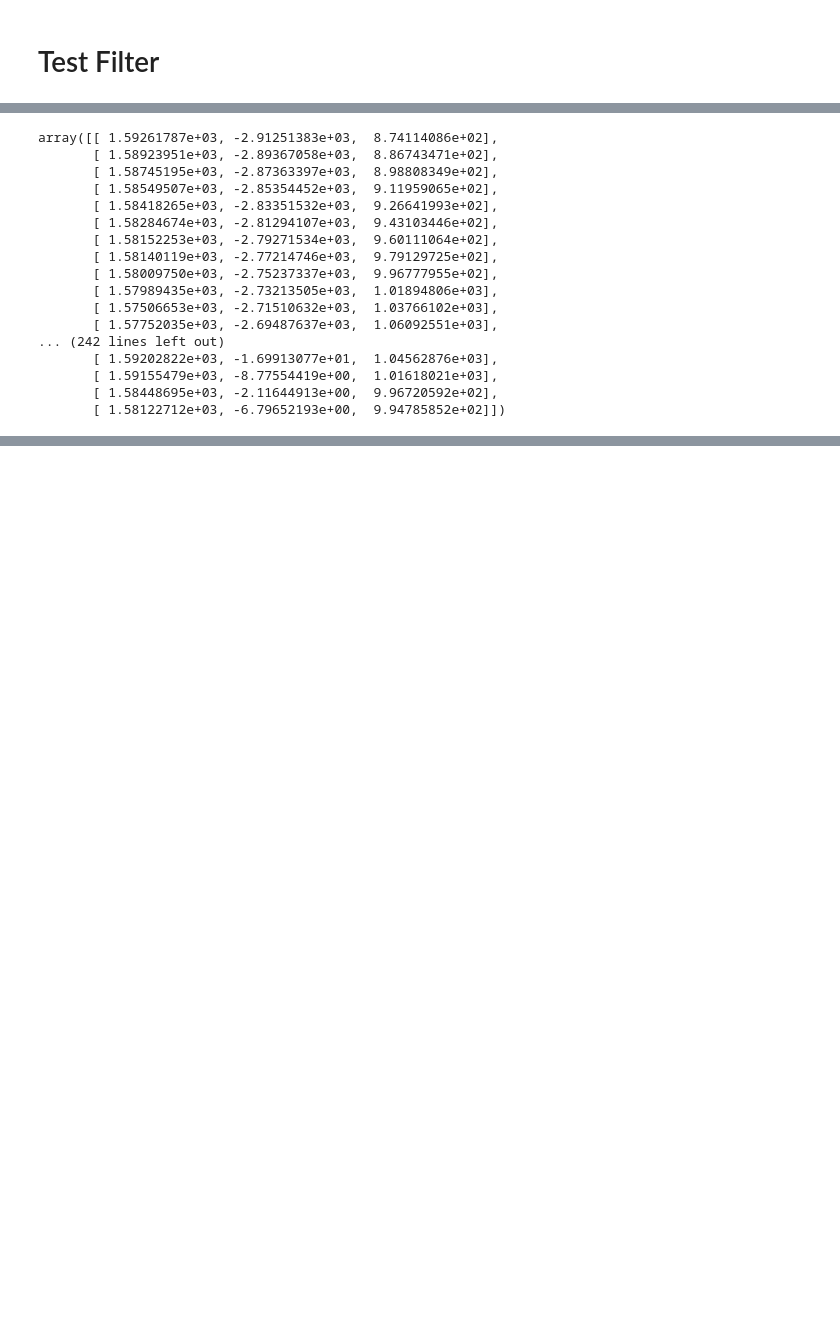
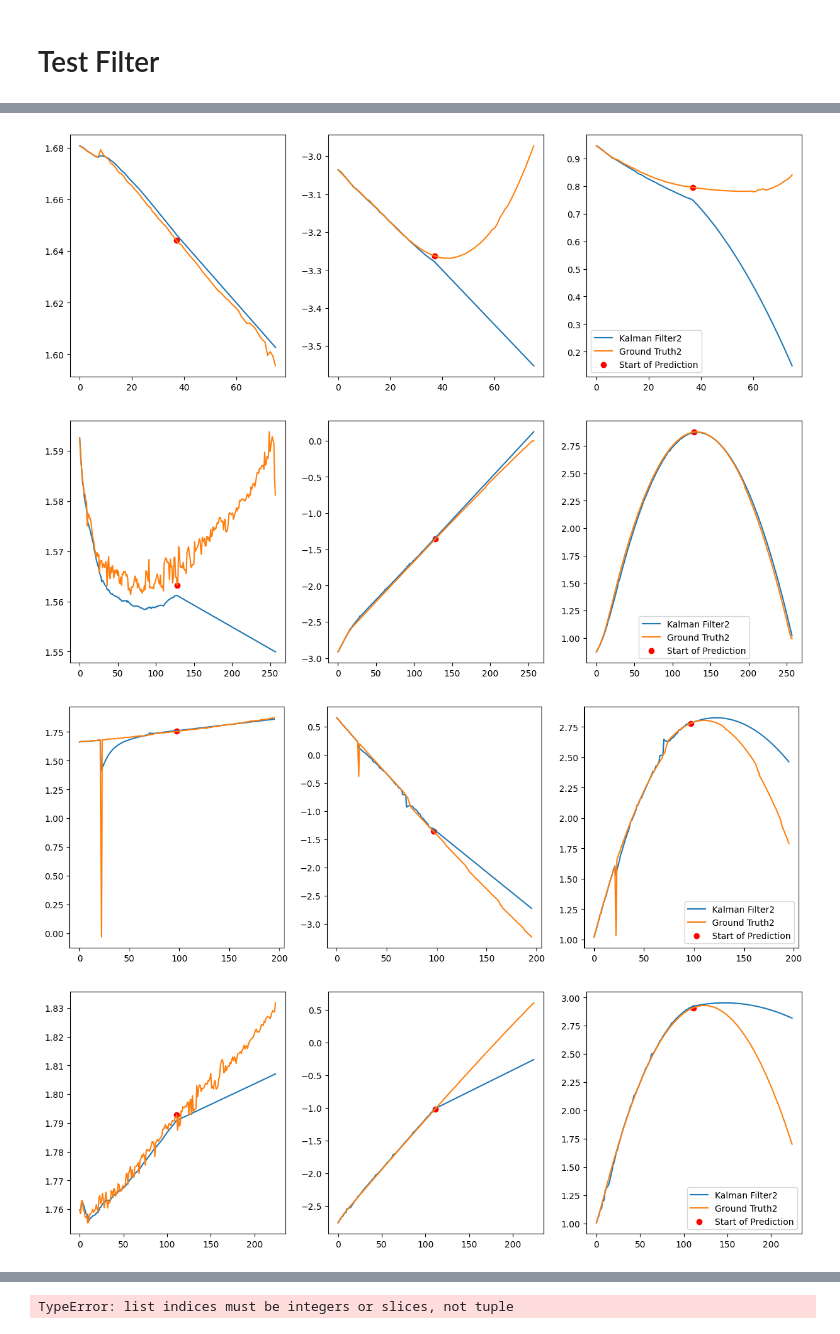
Before and after one commit to Akash-Ravindra/Project_Catch, a Jupyter notebook: misc/marker_throw/preprocess.ipynb, the cells around one changed output, grey strips where cells are left out. Cells and saved outputs as stored; diff of their text form; code cells hidden in the pictures; blank space fills up the shorter version.

```diff
--- a/misc/marker_throw/preprocess.ipynb
+++ b/misc/marker_throw/preprocess.ipynb
@@ -39,10 +39,6 @@ with Reader('/home/eurus/Documents/College/Sem_4/ENAE788M/proj/ws/src/Project_Ca
                     else:
                         marker_pos[t_count] = np.array(marker_pos[t_count])
                         t_count += 1
-# %%
-throw_ = 1
-marker_pos[throw_][1:,-1] -= marker_pos[throw_][:-1,-1]
-marker_pos[throw_][0,-1] = 0
 # %%
 # for i in range(0, len(marker_pos)):
 #     marker_ = np.array(marker_pos[i])
@@ -182,20 +223,53 @@ plt.legend(['Kalman Filter', 'Raw Data'])
-# %%
-marker_pos[throw_][:,:-1]
-# %% [output]
-array([[ 1.59261787e+03, -2.91251383e+03,  8.74114086e+02],
-       [ 1.58923951e+03, -2.89367058e+03,  8.86743471e+02],
-       [ 1.58745195e+03, -2.87363397e+03,  8.98808349e+02],
-       [ 1.58549507e+03, -2.85354452e+03,  9.11959065e+02],
-       [ 1.58418265e+03, -2.83351532e+03,  9.26641993e+02],
-       [ 1.58284674e+03, -2.81294107e+03,  9.43103446e+02],
-       [ 1.58152253e+03, -2.79271534e+03,  9.60111064e+02],
-       [ 1.58140119e+03, -2.77214746e+03,  9.79129725e+02],
-       [ 1.58009750e+03, -2.75237337e+03,  9.96777955e+02],
-       [ 1.57989435e+03, -2.73213505e+03,  1.01894806e+03],
-       [ 1.57506653e+03, -2.71510632e+03,  1.03766102e+03],
-       [ 1.57752035e+03, -2.69487637e+03,  1.06092551e+03],
-... (242 lines left out)
-       [ 1.59202822e+03, -1.69913077e+01,  1.04562876e+03],
-       [ 1.59155479e+03, -8.77554419e+00,  1.01618021e+03],
-       [ 1.58448695e+03, -2.11644913e+00,  9.96720592e+02],
-       [ 1.58122712e+03, -6.79652193e+00,  9.94785852e+02]])
+# %%
+# Create a Kalman Filter
+P = np.array([[0.01,0,0,0.001,0,0],
+            [0,0.01,0,0,0.001,0],
+            [0,0,0.01,0,0,0.001],
+            [500,0,0,5000000,0,0],
+            [0,500,0,0,5000000,0],
+            [0,0,500,0,0,5000000]])
+for i in range(len(marker_pos)):
+    throw_ = i
+    marker_pos[throw_][1:,-1] -= marker_pos[throw_][:-1,-1]
+    marker_pos[throw_][0,-1] = 0
+    marker_pos[throw_][:,:3] = marker_pos[throw_][:,:3]/1000
+    ekf = KalmanFilter()
+    # ekf.P = P * np.array([[1/10**i,0,0,1,0,0],
+    #                       [0,1/10**i,0,0,1,0],
+    #                       [0,0,1/10**i,0,0,1],
+    #                       [1/100**i,0,0,1/10**i,0,0],
+    #                       [0,1/100**i,0,0,1/10**i,0],
+    #                       [0,0,1/100**i,0,0,1/10**i]])
+    div = 2
+    lim = marker_pos[throw_].shape[0]//div
+    ekf.x = np.array([marker_pos[throw_][0,0], marker_pos[throw_][0,1], marker_pos[throw_][0,2], 0, 0, 0]).reshape((6,1))
+
+    ## Estimate the state using the Kalman Filter on the marker position
+    for wp, marker_ in enumerate(marker_pos[throw_][:,:]):
+        if(wp<lim):
+            ekf.step(marker_[-1], marker_[:3])
+        else:
+            ekf.step()
+
+    kf_state = np.array(ekf.X_hist)
+    kf_cov = np.array(ekf.P_hist)
+    ## Plot the trajectory of the marker and the Kalman Filter estimate of the marker position in the Z axis
+
+    plt.figure(figsize=(15,5))
+    for axis in range(3):
+        #subplot 2x2
+        plt.subplot(1,3,1+(axis))
+        plt.plot(kf_state[:,axis], label = 'Kalman Filter'+str(axis))
+        plt.plot(marker_pos[throw_][:,axis], label = 'Ground Truth'+str(axis))
+        plt.scatter(int(lim-1),marker_pos[throw_][int(lim-1),axis],label = 'Start of Prediction', c = 'r')
+    # plt.plot(kf_state[:,axis]-2*np.sqrt(kf_cov[:,axis,axis]), '--r')
+    # plt.plot(kf_state[:,axis]+2*np.sqrt(kf_cov[:,axis,axis]), '--r')
+    plt.legend()
+    # plt.title('P {}'.format(ekf.P[3:,3:]))
+    plt.show()
+    plt.pause(0.05)
+# %% [output]
+[figure, added]
+[figure, added]
+[figure, added]
+[figure, added]
@@ -201,0 +282 @@ array([[ 1.59261787e+03, -2.91251383e+03,  8.74114086e+02],
+TypeError: list indices must be integers or slices, not tuple
```
Also changed, not shown: parts of 8 cells of this notebook.
